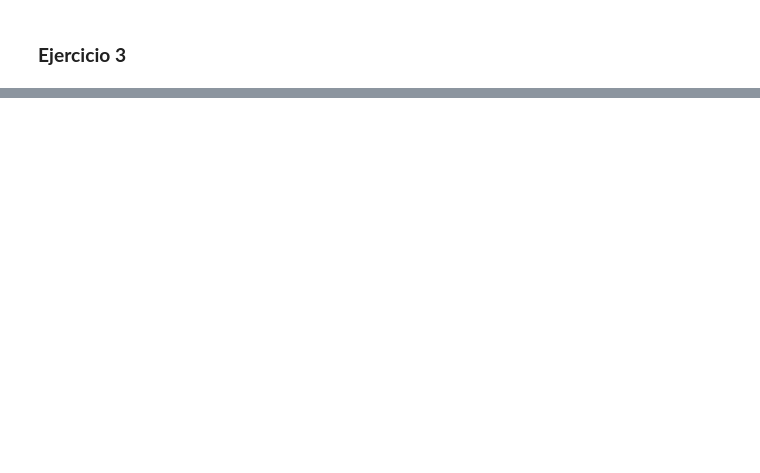
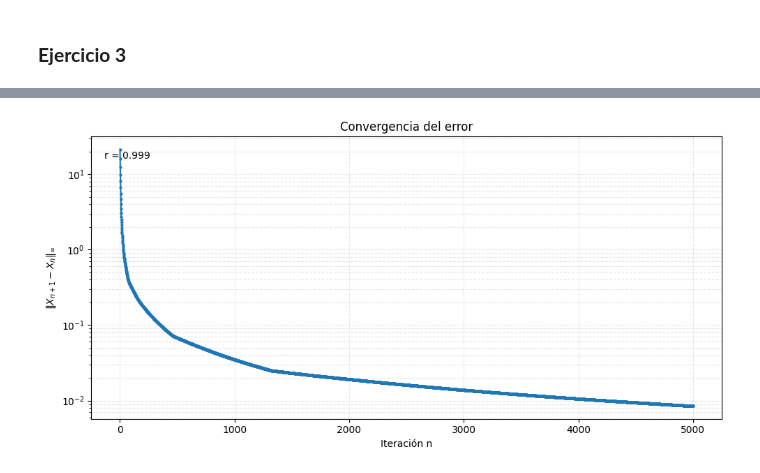
Before and after one commit to nceballosp/Matematicas-Aplicadas, a Jupyter notebook: Examen1/Notebook/Examen1_MatApl_Piñeros_Ceballos.ipynb, the cells around one changed output, grey strips where cells are left out. Saved outputs shown, nothing was run; the diff lists cells and outputs as text; code cells hidden in the pictures; blank space fills up the shorter version.

```diff
--- a/Examen1/Notebook/Examen1_MatApl_Piñeros_Ceballos.ipynb
+++ b/Examen1/Notebook/Examen1_MatApl_Piñeros_Ceballos.ipynb
@@ -142,0 +352,25 @@ img_resultado.save(f'../Imagen/img{n}.png')
+# %%
+## Error en funcion iteracion
+
+fig2, ax = plt.subplots(figsize=(10, 5))
+it = np.arange(1, len(errores) + 1)
+ax.plot(it, errores, "o-", color="tab:blue", lw=1.5, ms=2)
+ax.set_yscale("log")
+ax.set_title("Convergencia del error")
+ax.set_xlabel("Iteración n")
+ax.set_ylabel(r"$\|X_{n+1}-X_n\|_\infty$")
+ax.grid(True, which="both", ls="--", alpha=0.3)
+
+# Estimación de tasa de convergencia
+if len(errores) > 20:
+    ventana = errores[10:]
+    x = np.arange(len(ventana))
+    coef = np.polyfit(x, np.log(ventana + 1e-300), 1)
+    pendiente = coef[0]
+    tasa = np.exp(pendiente)
+    ax.text(0.02, 0.95, f"r ≈ {tasa:.3f}", transform=ax.transAxes, va="top", fontsize=10)
+
+plt.tight_layout()
+plt.show()
+# %% [output]
+[figure, added]
```
Also changed, not shown: parts of 21 cells of this notebook, 3 other files.
